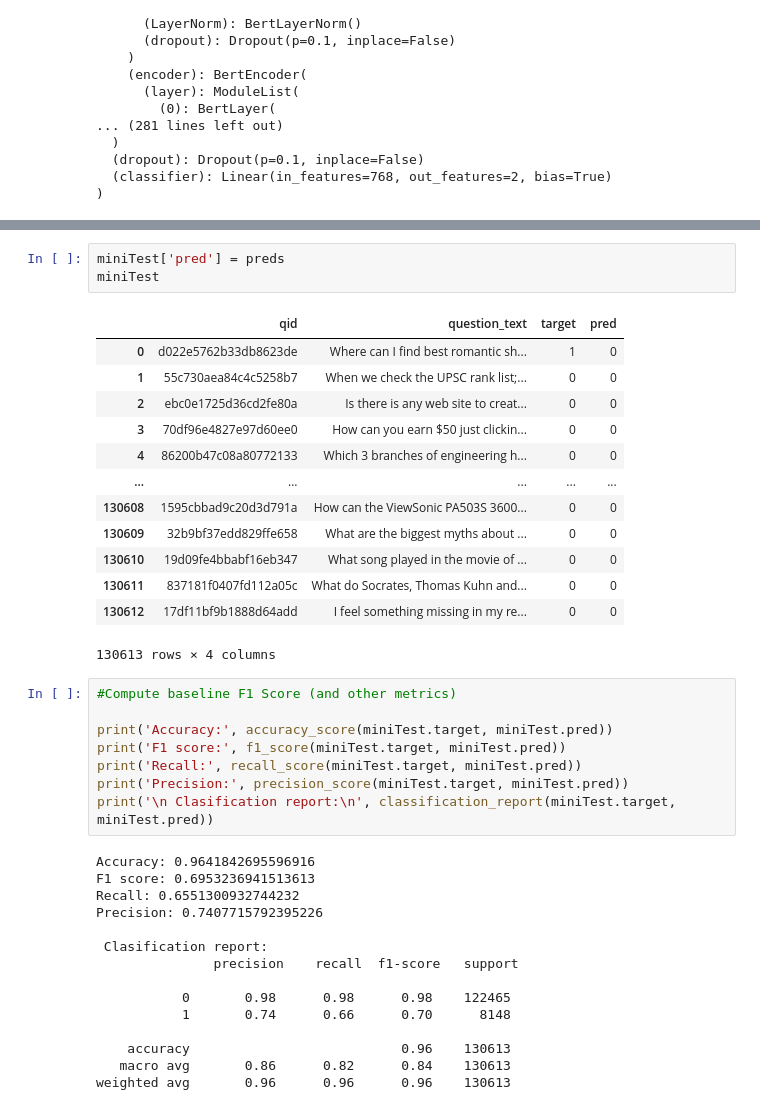
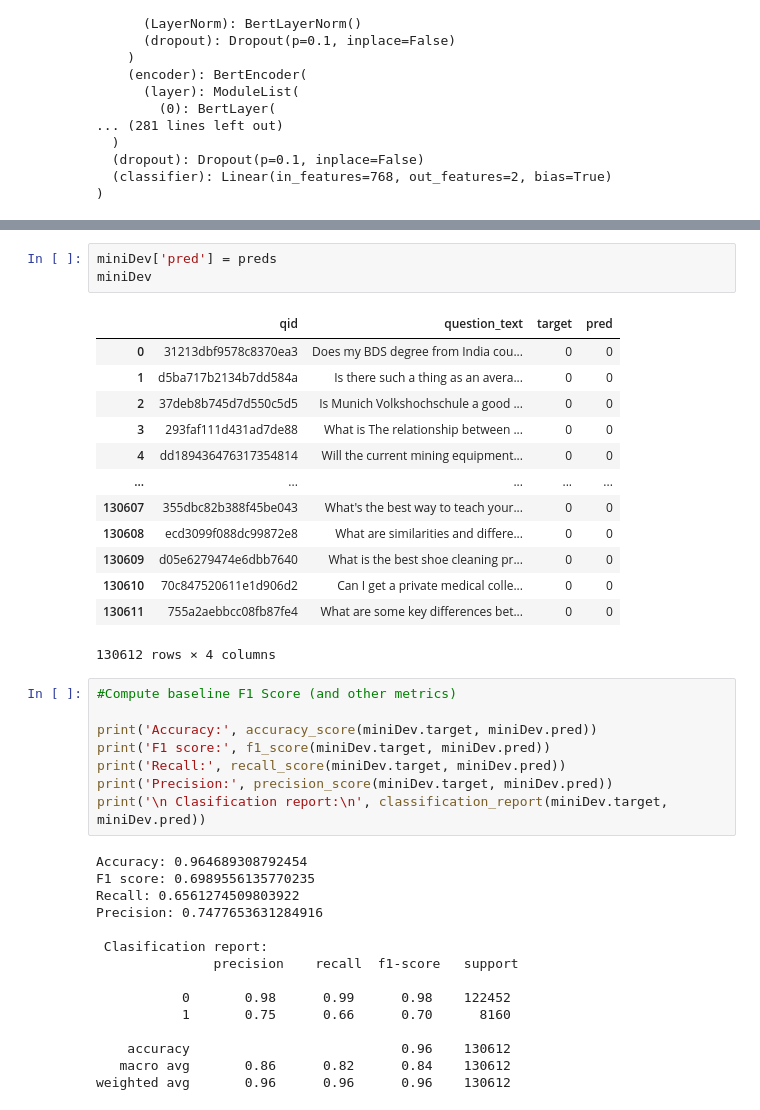
Before and after one commit to orgoca/W207FinalProject, a Jupyter notebook: W207FinalProjectBERT.ipynb, the cells around one changed output, grey strips where cells are left out. Cells and saved outputs as stored; diff of their text form.

```diff
--- a/W207FinalProjectBERT.ipynb
+++ b/W207FinalProjectBERT.ipynb
@@ -881,40 +896,40 @@ INFO:root:  eval_loss = 0.09547944442611589
 # %%
-miniTest['pred'] = preds
-miniTest
+miniDev['pred'] = preds
+miniDev
 # %% [output]
 |  | qid | question_text | target | pred |
-| 0 | d022e5762b33db8623de | Where can I find best romantic sh... | 1 | 0 |
-| 1 | 55c730aea84c4c5258b7 | When we check the UPSC rank list;... | 0 | 0 |
-| 2 | ebc0e1725d36cd2fe80a | Is there is any web site to creat... | 0 | 0 |
-| 3 | 70df96e4827e97d60ee0 | How can you earn $50 just clickin... | 0 | 0 |
-| 4 | 86200b47c08a80772133 | Which 3 branches of engineering h... | 0 | 0 |
+| 0 | 31213dbf9578c8370ea3 | Does my BDS degree from India cou... | 0 | 0 |
+| 1 | d5ba717b2134b7dd584a | Is there such a thing as an avera... | 0 | 0 |
+| 2 | 37deb8b745d7d550c5d5 | Is Munich Volkshochschule a good ... | 0 | 0 |
+| 3 | 293faf111d431ad7de88 | What is The relationship between ... | 0 | 0 |
+| 4 | dd189436476317354814 | Will the current mining equipment... | 0 | 0 |
 | ... | ... | ... | ... | ... |
-| 130608 | 1595cbbad9c20d3d791a | How can the ViewSonic PA503S 3600... | 0 | 0 |
-| 130609 | 32b9bf37edd829ffe658 | What are the biggest myths about ... | 0 | 0 |
-| 130610 | 19d09fe4bbabf16eb347 | What song played in the movie of ... | 0 | 0 |
-| 130611 | 837181f0407fd112a05c | What do Socrates, Thomas Kuhn and... | 0 | 0 |
-| 130612 | 17df11bf9b1888d64add | I feel something missing in my re... | 0 | 0 |
+| 130607 | 355dbc82b388f45be043 | What's the best way to teach your... | 0 | 0 |
+| 130608 | ecd3099f088dc99872e8 | What are similarities and differe... | 0 | 0 |
+| 130609 | d05e6279474e6dbb7640 | What is the best shoe cleaning pr... | 0 | 0 |
+| 130610 | 70c847520611e1d906d2 | Can I get a private medical colle... | 0 | 0 |
+| 130611 | 755a2aebbcc08fb87fe4 | What are some key differences bet... | 0 | 0 |
-130613 rows × 4 columns
+130612 rows × 4 columns
 # %%
 #Compute baseline F1 Score (and other metrics)
 
-print('Accuracy:', accuracy_score(miniTest.target, miniTest.pred))
-print('F1 score:', f1_score(miniTest.target, miniTest.pred))
-print('Recall:', recall_score(miniTest.target, miniTest.pred))
-print('Precision:', precision_score(miniTest.target, miniTest.pred))
-print('\n Clasification report:\n', classification_report(miniTest.target, miniTest.pred))
+print('Accuracy:', accuracy_score(miniDev.target, miniDev.pred))
+print('F1 score:', f1_score(miniDev.target, miniDev.pred))
+print('Recall:', recall_score(miniDev.target, miniDev.pred))
+print('Precision:', precision_score(miniDev.target, miniDev.pred))
+print('\n Clasification report:\n', classification_report(miniDev.target, miniDev.pred))
 # %% [output]
-Accuracy: 0.9641842695596916
-F1 score: 0.6953236941513613
-Recall: 0.6551300932744232
-Precision: 0.7407715792395226
+Accuracy: 0.964689308792454
+F1 score: 0.6989556135770235
+Recall: 0.6561274509803922
+Precision: 0.7477653631284916
 
  Clasification report:
                precision    recall  f1-score   support
 
-           0       0.98      0.98      0.98    122465
-           1       0.74      0.66      0.70      8148
+           0       0.98      0.99      0.98    122452
+           1       0.75      0.66      0.70      8160
 
-    accuracy                           0.96    130613
-   macro avg       0.86      0.82      0.84    130613
-weighted avg       0.96      0.96      0.96    130613
+    accuracy                           0.96    130612
+   macro avg       0.86      0.82      0.84    130612
+weighted avg       0.96      0.96      0.96    130612
```
Also changed, not shown: parts of 18 cells of this notebook.
